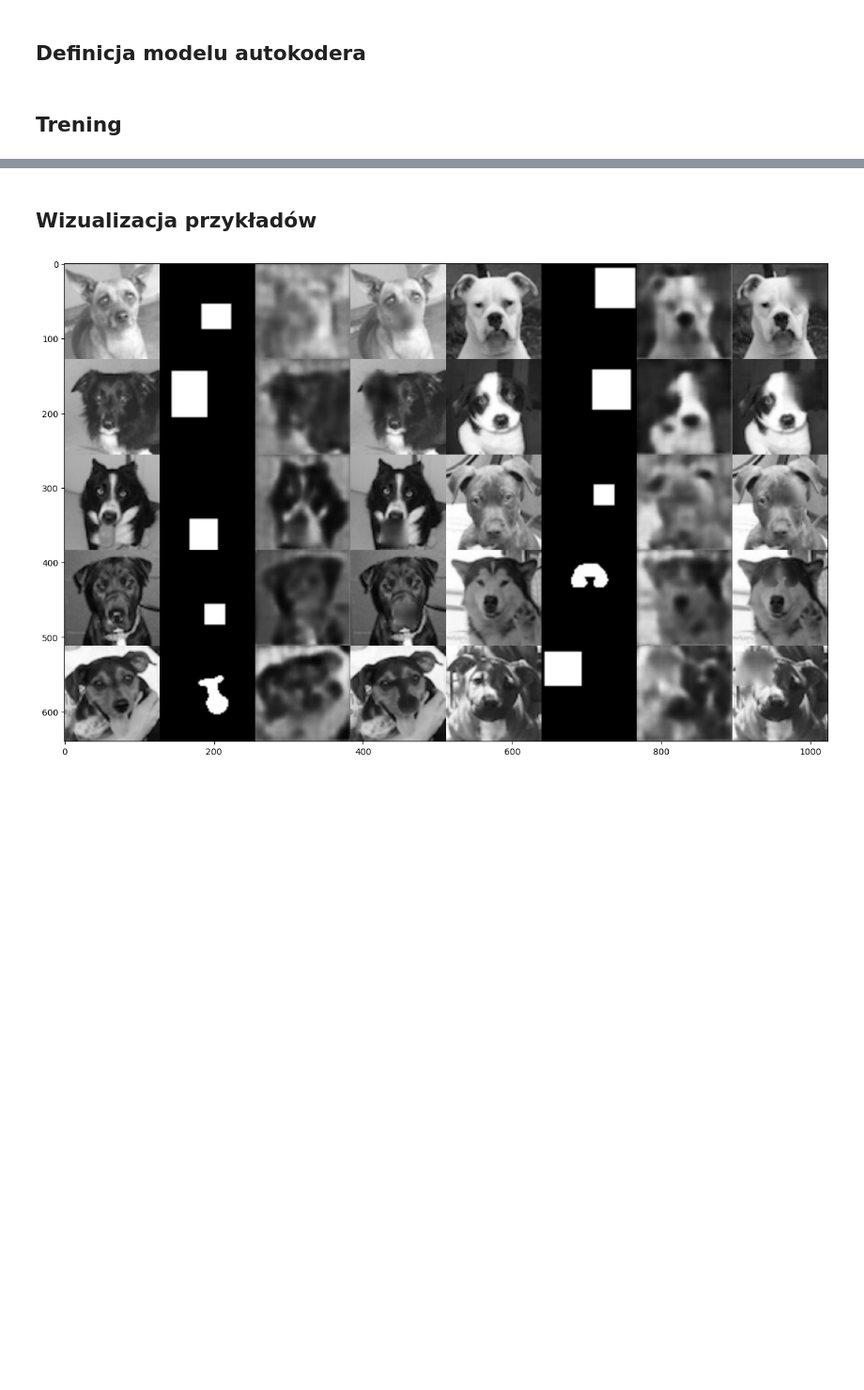
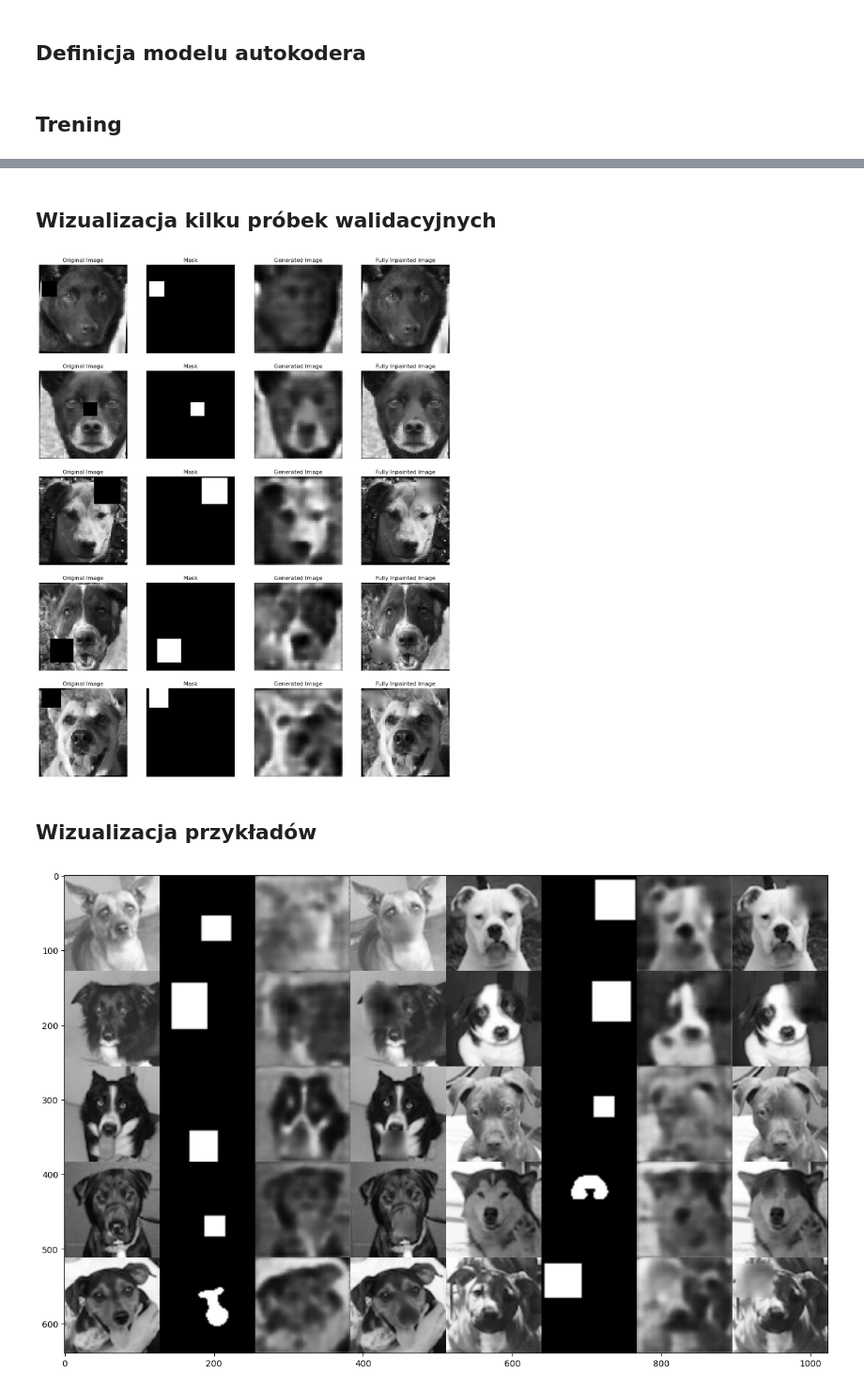
Before and after one commit to Cellmer/dog-inpainting, a Jupyter notebook: dog_inpainting.ipynb, the cells around one changed output, grey strips where cells are left out. Shown at 94% size. Drawn from its saved outputs; the diff is of its cells as text; code cells hidden in the pictures; blank space fills up the shorter version.

Commit message:
add visualizing random validation samples

```diff
--- a/dog_inpainting.ipynb
+++ b/dog_inpainting.ipynb
@@ -164 +167,3 @@ Epoch [12/20], Training Loss: 0.0006, Validation Loss: 0.0006
 ... (8 outputs left out)
+# %% [markdown]
+## Wizualizacja kilku próbek walidacyjnych
@@ -165,3 +178,36 @@ Epoch [12/20], Training Loss: 0.0006, Validation Loss: 0.0006
+# %%
+n_samples = 5
+val_loader = DataLoader(val_dataset, batch_size=1, shuffle=True)
+random_samples = random.sample(list(val_loader), 5)
+
+plt.figure(figsize=(16, 20))
+
+for row_idx, (test_image, _, test_mask) in enumerate(random_samples):
+    inpainted_image, inpainted_result = inpaint_image(model, test_image.squeeze(), test_mask)
+
+    plt.subplot(5, 4, row_idx * 4 + 1)
+    plt.imshow(test_image.squeeze().numpy(), cmap='gray')
+    plt.title('Original Image')
+    plt.axis('off')
+
+    plt.subplot(5, 4, row_idx * 4 + 2)
+    plt.imshow(test_mask.squeeze().numpy(), cmap='gray')
+    plt.title('Mask')
+    plt.axis('off')
+
+    plt.subplot(5, 4, row_idx * 4 + 3)
+    plt.imshow(inpainted_image.squeeze().numpy(), cmap='gray')
+    plt.title('Generated Image')
+    plt.axis('off')
+
+    plt.subplot(5, 4, row_idx * 4 + 4)
+    plt.imshow(inpainted_result.squeeze().numpy(), cmap='gray')
+    plt.title('Fully Inpainted Image')
+    plt.axis('off')
+
+plt.show()
+# %% [output]
+[figure, added]
 # %% [markdown]
 ## Wizualizacja przykładów
 # %%
```
Also changed, not shown: parts of 5 cells of this notebook.
